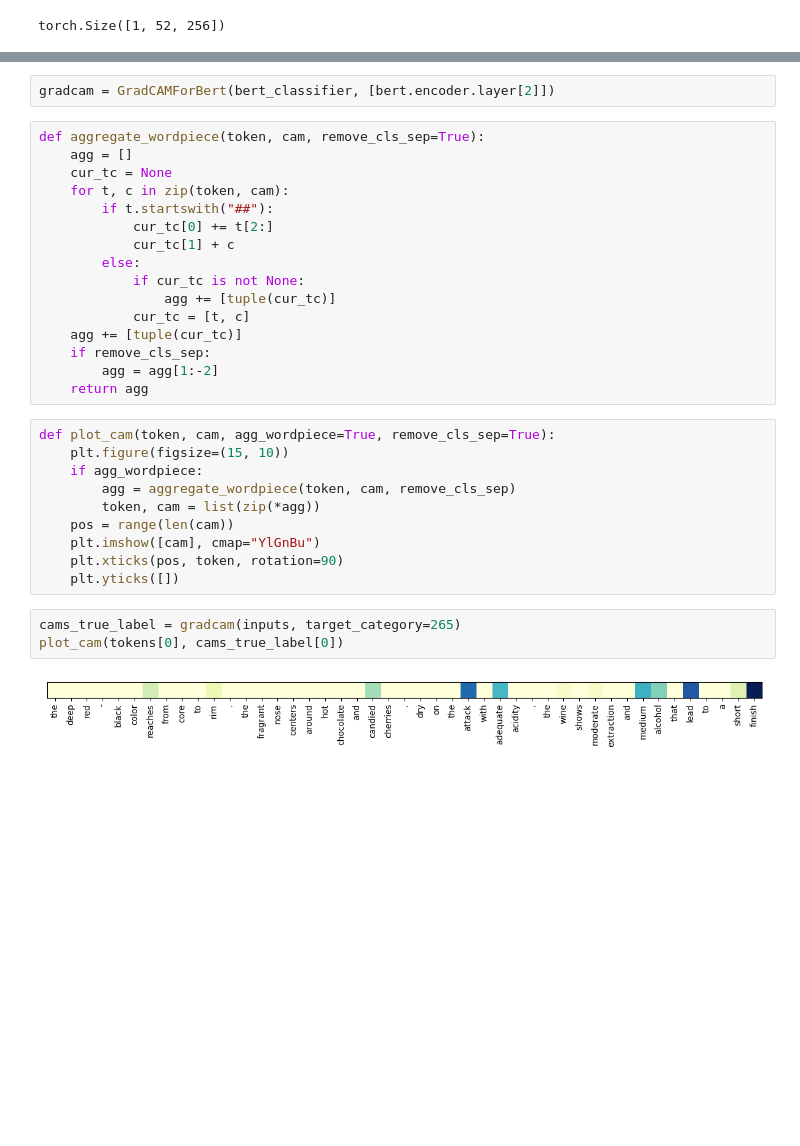
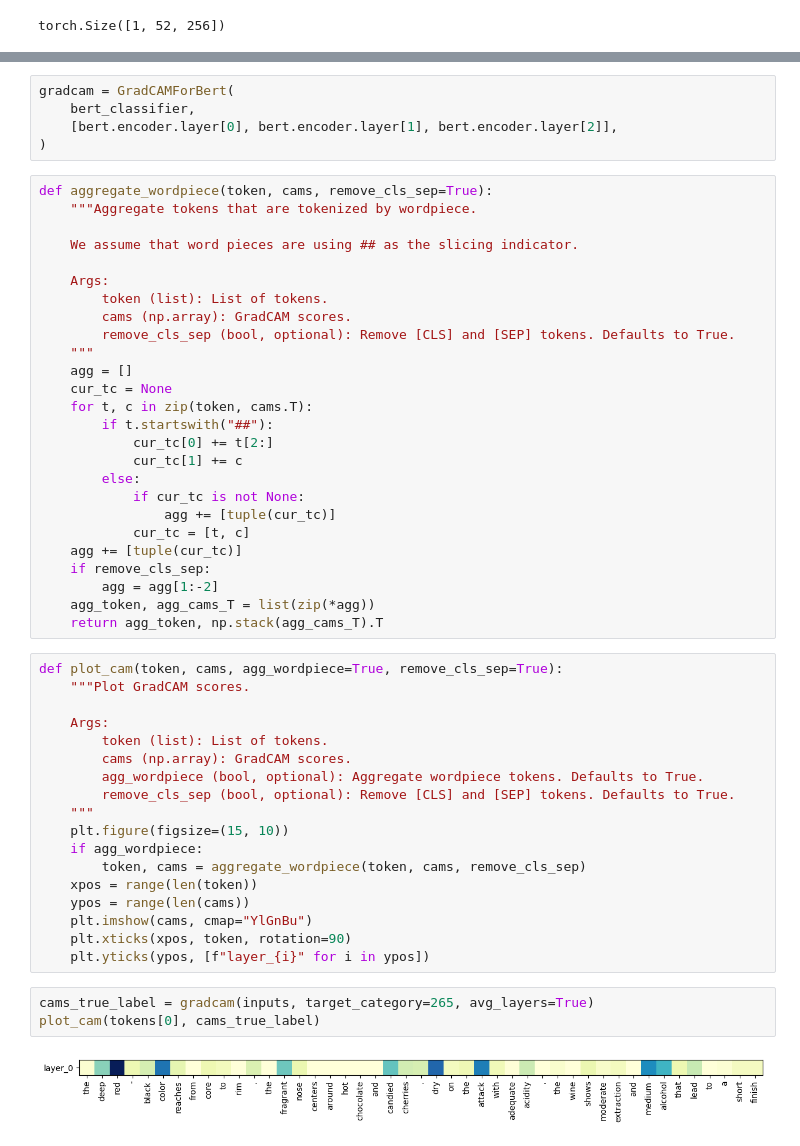
Before and after one commit to CeleritasML/sommelier-app, a Jupyter notebook: notebooks/grad_cam.ipynb, the cells around one changed output, grey strips where cells are left out. Cells and saved outputs as stored; diff of their text form; blank space fills up the shorter version.

Commit message:
Update grad cam to support plotting layers separately.

```diff
--- a/notebooks/grad_cam.ipynb
+++ b/notebooks/grad_cam.ipynb
@@ -194,15 +234,27 @@ class GradCAMForBert:
 
         return cams
 # %%
-gradcam = GradCAMForBert(bert_classifier, [bert.encoder.layer[2]])
+gradcam = GradCAMForBert(
+    bert_classifier,
+    [bert.encoder.layer[0], bert.encoder.layer[1], bert.encoder.layer[2]],
+)
 # %%
-def aggregate_wordpiece(token, cam, remove_cls_sep=True):
+def aggregate_wordpiece(token, cams, remove_cls_sep=True):
+    """Aggregate tokens that are tokenized by wordpiece.
+
+    We assume that word pieces are using ## as the slicing indicator.
+
+    Args:
+        token (list): List of tokens.
+        cams (np.array): GradCAM scores.
+        remove_cls_sep (bool, optional): Remove [CLS] and [SEP] tokens. Defaults to True.
+    """
     agg = []
     cur_tc = None
-    for t, c in zip(token, cam):
+    for t, c in zip(token, cams.T):
         if t.startswith("##"):
             cur_tc[0] += t[2:]
-            cur_tc[1] + c
+            cur_tc[1] += c
         else:
             if cur_tc is not None:
                 agg += [tuple(cur_tc)]
@@ -210,19 +262,28 @@ def aggregate_wordpiece(token, cam, remove_cls_sep=True):
     agg += [tuple(cur_tc)]
     if remove_cls_sep:
         agg = agg[1:-2]
-    return agg
+    agg_token, agg_cams_T = list(zip(*agg))
+    return agg_token, np.stack(agg_cams_T).T
 # %%
-def plot_cam(token, cam, agg_wordpiece=True, remove_cls_sep=True):
+def plot_cam(token, cams, agg_wordpiece=True, remove_cls_sep=True):
+    """Plot GradCAM scores.
+
+    Args:
+        token (list): List of tokens.
+        cams (np.array): GradCAM scores.
+        agg_wordpiece (bool, optional): Aggregate wordpiece tokens. Defaults to True.
+        remove_cls_sep (bool, optional): Remove [CLS] and [SEP] tokens. Defaults to True.
+    """
     plt.figure(figsize=(15, 10))
     if agg_wordpiece:
-        agg = aggregate_wordpiece(token, cam, remove_cls_sep)
-        token, cam = list(zip(*agg))
-    pos = range(len(cam))
-    plt.imshow([cam], cmap="YlGnBu")
-    plt.xticks(pos, token, rotation=90)
-    plt.yticks([])
+        token, cams = aggregate_wordpiece(token, cams, remove_cls_sep)
+    xpos = range(len(token))
+    ypos = range(len(cams))
+    plt.imshow(cams, cmap="YlGnBu")
+    plt.xticks(xpos, token, rotation=90)
+    plt.yticks(ypos, [f"layer_{i}" for i in ypos])
 # %%
-cams_true_label = gradcam(inputs, target_category=265)
-plot_cam(tokens[0], cams_true_label[0])
+cams_true_label = gradcam(inputs, target_category=265, avg_layers=True)
+plot_cam(tokens[0], cams_true_label)
 # %% [output]
-[figure, old version]
+[figure, new version]
```
Also changed, not shown: parts of 7 cells of this notebook.
